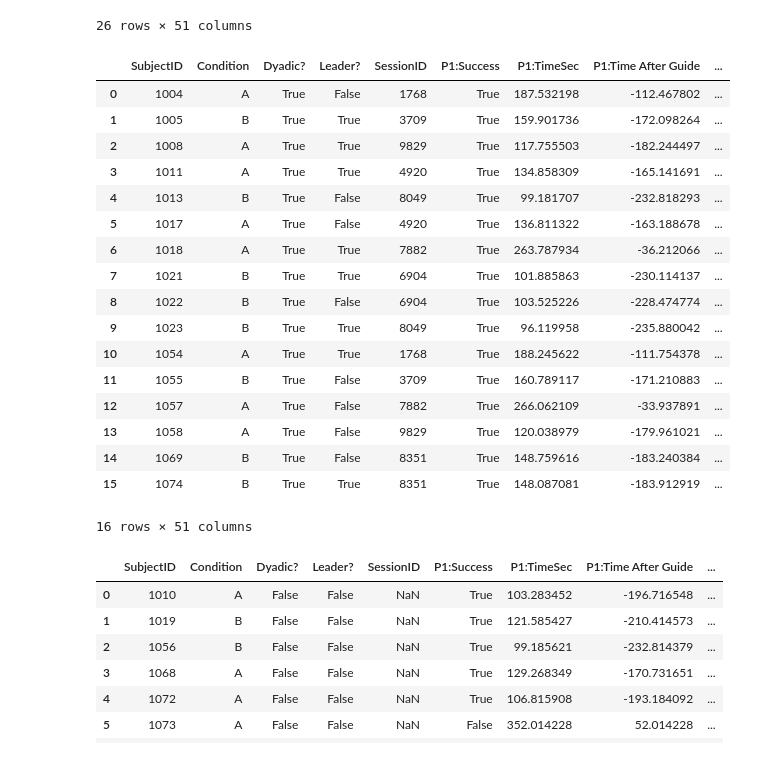
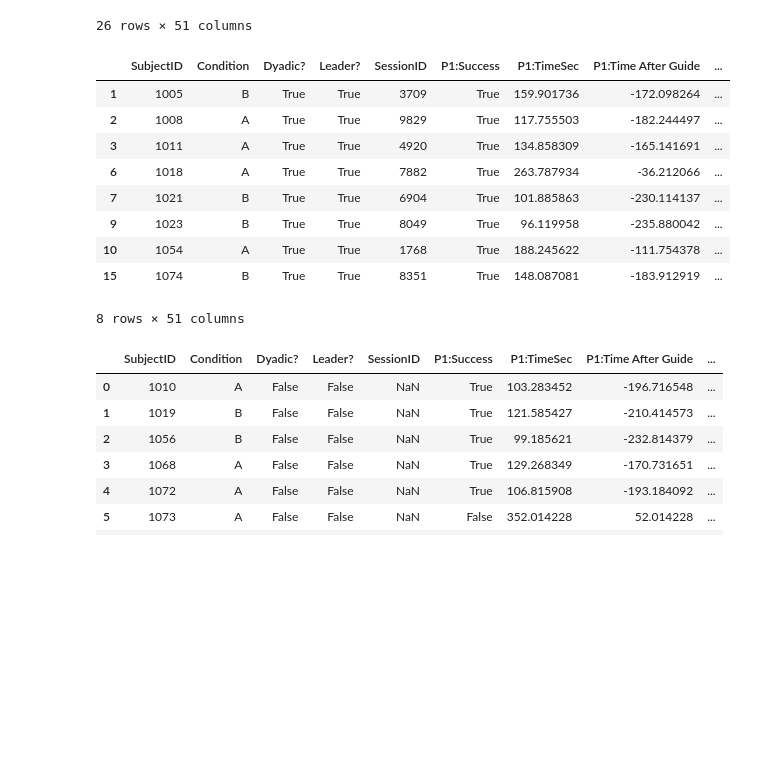
Before and after one commit to lucasessmann/GTA_ET, a Jupyter notebook: PathfindingPerformanceAnalysis.ipynb, the cells around one changed output. Saved outputs shown, nothing was run; the diff lists cells and outputs as text; code cells hidden in the pictures; blank space fills up the shorter version.

```diff
--- a/PathfindingPerformanceAnalysis.ipynb
+++ b/PathfindingPerformanceAnalysis.ipynb
@@ -625,28 +625,21 @@ anal
 | 25 | 1080 | B | False | False | NaN | True | 98.407363 | -233.592637 | ... |
 26 rows × 51 columns
 # %%
+import pandas as pd
 # Display Collected Dyadic Experiment Data
 anal = pd.read_csv('./Results/Dyadic/Dyadic_Performance_Analysis.csv');
-anal
+anal[anal["Leader?"]]
 # %% [output]
 |  | SubjectID | Condition | Dyadic? | Leader? | SessionID | P1:Success | P1:TimeSec | P1:Time After Guide | ... |
-| 0 | 1004 | A | True | False | 1768 | True | 187.532198 | -112.467802 | ... |
 | 1 | 1005 | B | True | True | 3709 | True | 159.901736 | -172.098264 | ... |
 | 2 | 1008 | A | True | True | 9829 | True | 117.755503 | -182.244497 | ... |
 | 3 | 1011 | A | True | True | 4920 | True | 134.858309 | -165.141691 | ... |
-| 4 | 1013 | B | True | False | 8049 | True | 99.181707 | -232.818293 | ... |
-| 5 | 1017 | A | True | False | 4920 | True | 136.811322 | -163.188678 | ... |
 | 6 | 1018 | A | True | True | 7882 | True | 263.787934 | -36.212066 | ... |
 | 7 | 1021 | B | True | True | 6904 | True | 101.885863 | -230.114137 | ... |
-| 8 | 1022 | B | True | False | 6904 | True | 103.525226 | -228.474774 | ... |
 | 9 | 1023 | B | True | True | 8049 | True | 96.119958 | -235.880042 | ... |
 | 10 | 1054 | A | True | True | 1768 | True | 188.245622 | -111.754378 | ... |
-| 11 | 1055 | B | True | False | 3709 | True | 160.789117 | -171.210883 | ... |
-| 12 | 1057 | A | True | False | 7882 | True | 266.062109 | -33.937891 | ... |
-| 13 | 1058 | A | True | False | 9829 | True | 120.038979 | -179.961021 | ... |
-| 14 | 1069 | B | True | False | 8351 | True | 148.759616 | -183.240384 | ... |
 | 15 | 1074 | B | True | True | 8351 | True | 148.087081 | -183.912919 | ... |
-16 rows × 51 columns
+8 rows × 51 columns
 # %%
 # Display Collected Single Control Experiment Data
 anal = pd.read_csv('./Results/SingleC/SingleC_Performance_Analysis.csv');
```
Also changed, not shown: parts of 16 cells of this notebook, 1 other file.
